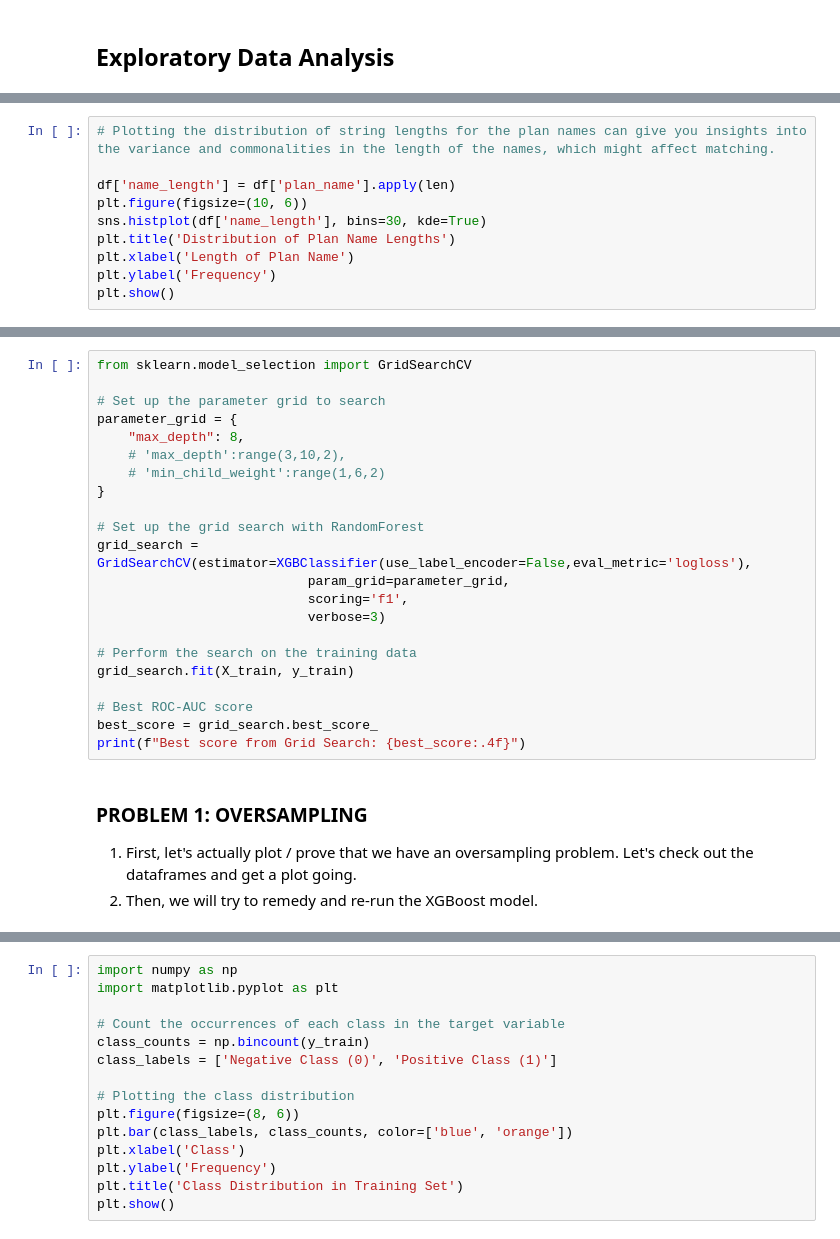
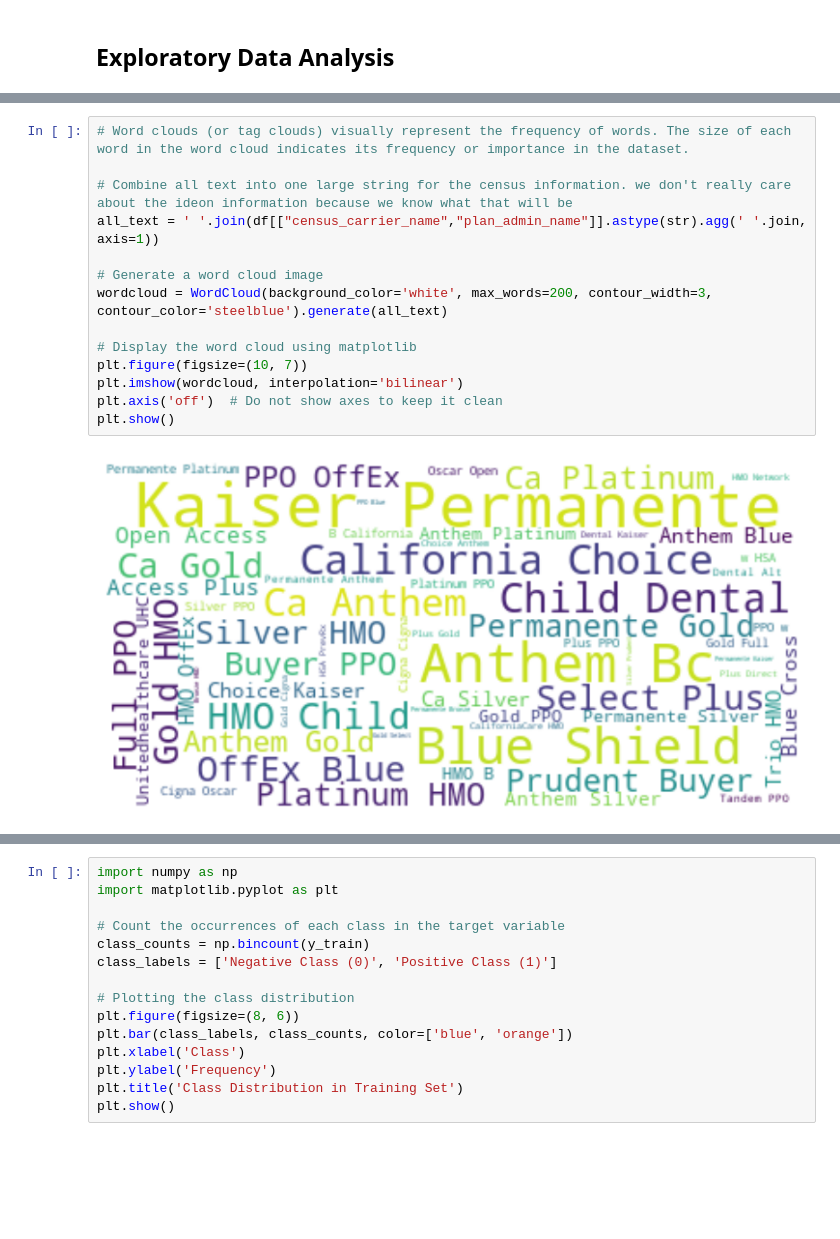
Before and after one commit to Kieran-Shaw/match-plans, a Jupyter notebook: notebooks/match-plans.ipynb, the cells around one changed output, grey strips where cells are left out. Saved outputs shown, nothing was run; the diff lists cells and outputs as text; blank space fills up the shorter version.

```diff
--- a/notebooks/match-plans.ipynb
+++ b/notebooks/match-plans.ipynb
@@ -306,10 +331,0 @@ dtm = pd.DataFrame(X_tfidf.toarray(), columns=tfidf_vectorizer.get_feature_names
-# %%
-# Plotting the distribution of string lengths for the plan names can give you insights into the variance and commonalities in the length of the names, which might affect matching.
-
-df['name_length'] = df['plan_name'].apply(len)
-plt.figure(figsize=(10, 6))
-sns.histplot(df['name_length'], bins=30, kde=True)
-plt.title('Distribution of Plan Name Lengths')
-plt.xlabel('Length of Plan Name')
-plt.ylabel('Frequency')
-plt.show()
@@ -672,27 +332,16 @@ I would be remiss if I didn't talk about another way to solve this problem. Beca
-# %%
-from sklearn.model_selection import GridSearchCV
-
-# Set up the parameter grid to search
-parameter_grid = {
-    "max_depth": 8,
-    # 'max_depth':range(3,10,2),
-    # 'min_child_weight':range(1,6,2)
-}
-
-# Set up the grid search with RandomForest
-grid_search = GridSearchCV(estimator=XGBClassifier(use_label_encoder=False,eval_metric='logloss'),
-                           param_grid=parameter_grid,
-                           scoring='f1',
-                           verbose=3)
-
-# Perform the search on the training data
-grid_search.fit(X_train, y_train)
-
-# Best ROC-AUC score
-best_score = grid_search.best_score_
-print(f"Best score from Grid Search: {best_score:.4f}")
-# %% [markdown]
-### PROBLEM 1: OVERSAMPLING
-
-1. First, let's actually plot / prove that we have an oversampling problem. Let's check out the dataframes and get a plot going.
-2. Then, we will try to remedy and re-run the XGBoost model.
+# %%
+# Word clouds (or tag clouds) visually represent the frequency of words. The size of each word in the word cloud indicates its frequency or importance in the dataset.
+
+# Combine all text into one large string for the census information. we don't really care about the ideon information because we know what that will be
+all_text = ' '.join(df[["census_carrier_name","plan_admin_name"]].astype(str).agg(' '.join, axis=1))
+
+# Generate a word cloud image
+wordcloud = WordCloud(background_color='white', max_words=200, contour_width=3, contour_color='steelblue').generate(all_text)
+
+# Display the word cloud using matplotlib
+plt.figure(figsize=(10, 7))
+plt.imshow(wordcloud, interpolation='bilinear')
+plt.axis('off')  # Do not show axes to keep it clean
+plt.show()
+# %% [output]
+[figure, added]
```
Also changed, not shown: parts of 52 cells of this notebook, 7 other files.
